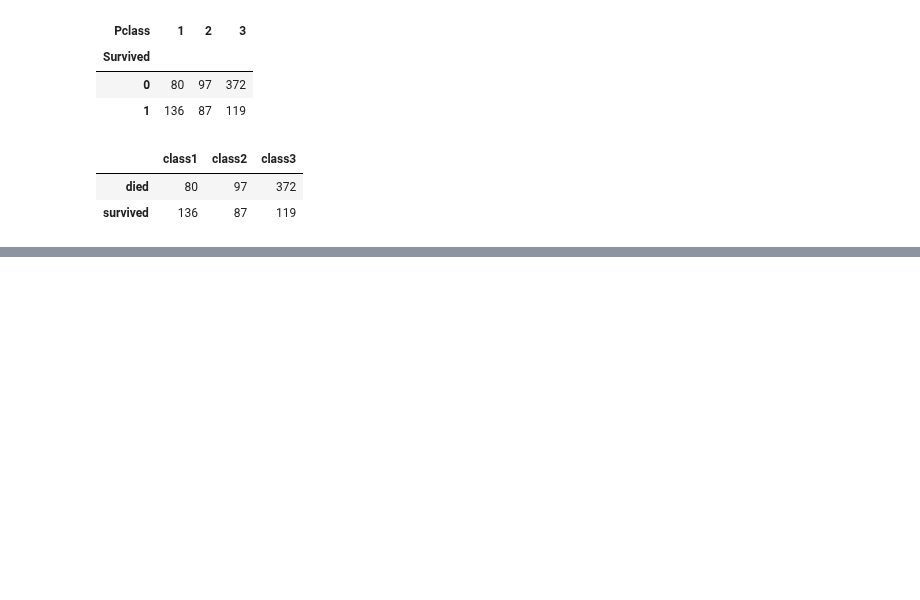
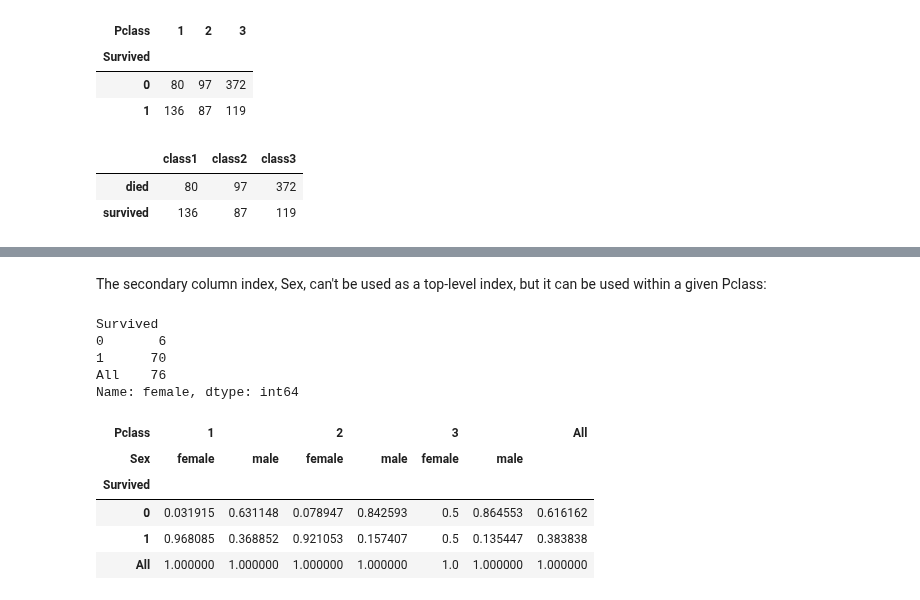
Before and after one commit to yigaai/StoryTelling_with_Data_myTelescope, a Jupyter notebook: lec19-frequency-tables.ipynb, the cells around one changed output, grey strips where cells are left out. Cells and saved outputs as stored; diff of their text form; code cells hidden in the pictures; blank space fills up the shorter version.

```diff
--- a/lec19-frequency-tables.ipynb
+++ b/lec19-frequency-tables.ipynb
@@ -212,0 +283,22 @@ survived_class
+# %% [markdown]
+The secondary column index, Sex, can't be used as a top-level index, but it can be used within a given Pclass:
+# %%
+surv_sex_class[2]["female"]
+# %% [output]
+Survived
+0       6
+1      70
+All    76
+Name: female, dtype: int64
+# %%
+# Due to the convenient hierarchical structure of the table,
+# we still use one division to get the proportion of survival across each column:
+
+surv_sex_class / surv_sex_class.loc['All']
+# %% [output]
+| Pclass | 1 |  | 2 |  | 3 |  | All |
+| Sex | female | male | female | male | female | male |  |
+| Survived |  |  |  |  |  |  |  |
+| 0 | 0.031915 | 0.631148 | 0.078947 | 0.842593 | 0.5 | 0.864553 | 0.616162 |
+| 1 | 0.968085 | 0.368852 | 0.921053 | 0.157407 | 0.5 | 0.135447 | 0.383838 |
+| All | 1.000000 | 1.000000 | 1.000000 | 1.000000 | 1.0 | 1.000000 | 1.000000 |
```
Also changed, not shown: parts of 15 cells of this notebook.
